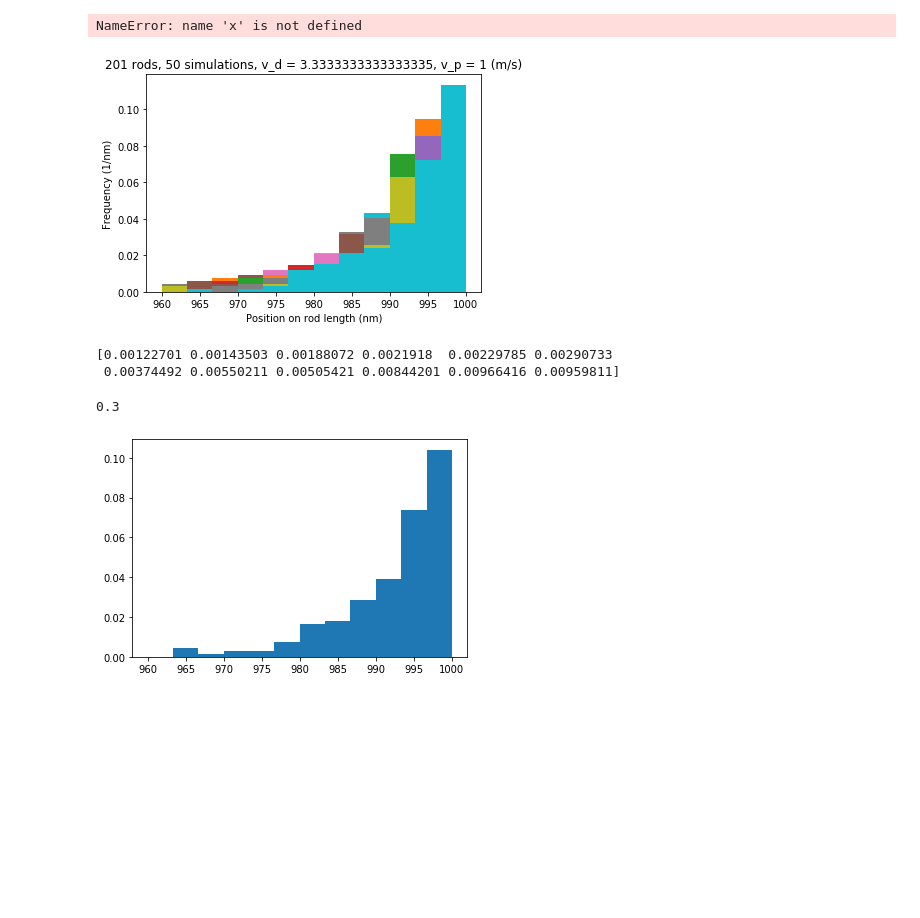
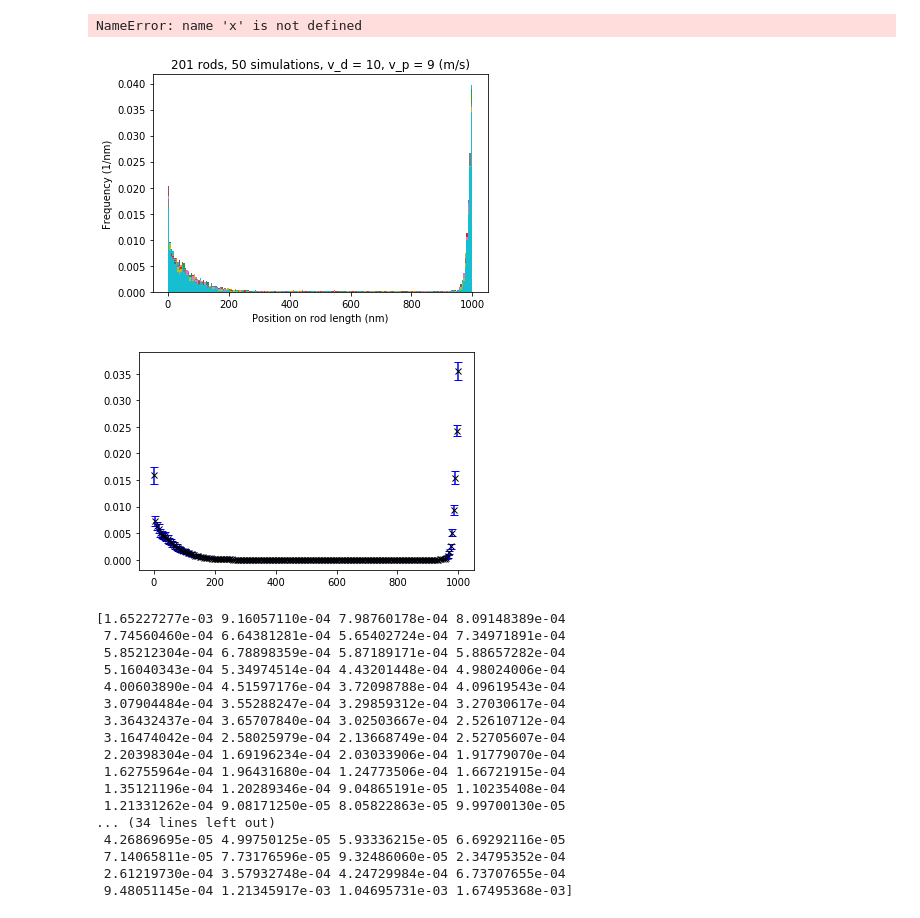
Before and after one commit to Terasuki/UG-PX402-ActiveMatter-2022-23, a Jupyter notebook: graphs.ipynb, the cells around one changed output. Saved outputs shown, nothing was run; the diff lists cells and outputs as text; code cells hidden in the pictures; blank space fills up the shorter version.

```diff
--- a/graphs.ipynb
+++ b/graphs.ipynb
@@ -287,45 +284,58 @@ plt.show()
 def exp(x, a, b):
     return b*np.exp(a*x)
 
 def lineal(x, a, b):
     return a*(x-1000) + b
 motors_all = np.loadtxt('motors_multiple.dat')
 
-v_d = 10/3
-v_p = 1
+v_d = 10
+v_p = 9
 
-bins = 12
-start_point = 960
+bins = 200
+start_point = 0
 
 simuls = motors_all[:, 0].size
 x = np.linspace(start_point, 1000, bins)
 bins_vals = np.zeros((simuls, bins))
 y = np.zeros(bins)
 y_error = np.zeros(bins)
 for i in range(simuls):
     bins_vals[i], bin_borders, _ = plt.hist(motors_all[i], bins, (start_point, 1000), density=True)
 
 plt.title(f'201 rods, 50 simulations, v_d = {v_d}, v_p = {v_p} (m/s)')
 plt.xlabel('Position on rod length (nm)')
 plt.ylabel('Frequency (1/nm)')
 
 for n in range(bins):
     y[n] = np.mean(bins_vals[:, n])
     y_error[n] = np.std(bins_vals[:, n])
 
 plt.show()
+plt.errorbar(x, y, zorder=10000, yerr=y_error, color='black', fmt='x', ecolor='blue', capsize=4)
+plt.show()
 
 
 print(y_error)
-
-vals, _, _ = plt.hist(motors_all[1], bins, (start_point, 1000), density=True)
-np.sum(vals)
 # %% [output]
-[figure, old version]
+[figure, new version]
+[figure, new version]
-[0.00122701 0.00143503 0.00188072 0.0021918  0.00229785 0.00290733
- 0.00374492 0.00550211 0.00505421 0.00844201 0.00966416 0.00959811]
+[1.65227277e-03 9.16057110e-04 7.98760178e-04 8.09148389e-04
+ 7.74560460e-04 6.64381281e-04 5.65402724e-04 7.34971891e-04
+ 5.85212304e-04 6.78898359e-04 5.87189171e-04 5.88657282e-04
+ 5.16040343e-04 5.34974514e-04 4.43201448e-04 4.98024006e-04
+ 4.00603890e-04 4.51597176e-04 3.72098788e-04 4.09619543e-04
+ 3.07904484e-04 3.55288247e-04 3.29859312e-04 3.27030617e-04
+ 3.36432437e-04 3.65707840e-04 3.02503667e-04 2.52610712e-04
+ 3.16474042e-04 2.58025979e-04 2.13668749e-04 2.52705607e-04
+ 2.20398304e-04 1.69196234e-04 2.03033906e-04 1.91779070e-04
+ 1.62755964e-04 1.96431680e-04 1.24773506e-04 1.66721915e-04
+ 1.35121196e-04 1.20289346e-04 9.04865191e-05 1.10235408e-04
+ 1.21331262e-04 9.08171250e-05 8.05822863e-05 9.99700130e-05
+... (34 lines left out)
+ 4.26869695e-05 4.99750125e-05 5.93336215e-05 6.69292116e-05
+ 7.14065811e-05 7.73176596e-05 9.32486060e-05 2.34795352e-04
+ 2.61219730e-04 3.57932748e-04 4.24729984e-04 6.73707655e-04
+ 9.48051145e-04 1.21345917e-03 1.04695731e-03 1.67495368e-03]
-0.3
-[figure, old version]
 # %%
 plt.errorbar(x, np.log(y), zorder=10000, yerr=np.divide(y_error,y), color='black', fmt='x', ecolor='blue', capsize=4)
 #plt.scatter(x, y, zorder=9999)
```
Also changed, not shown: parts of 8 cells of this notebook.
